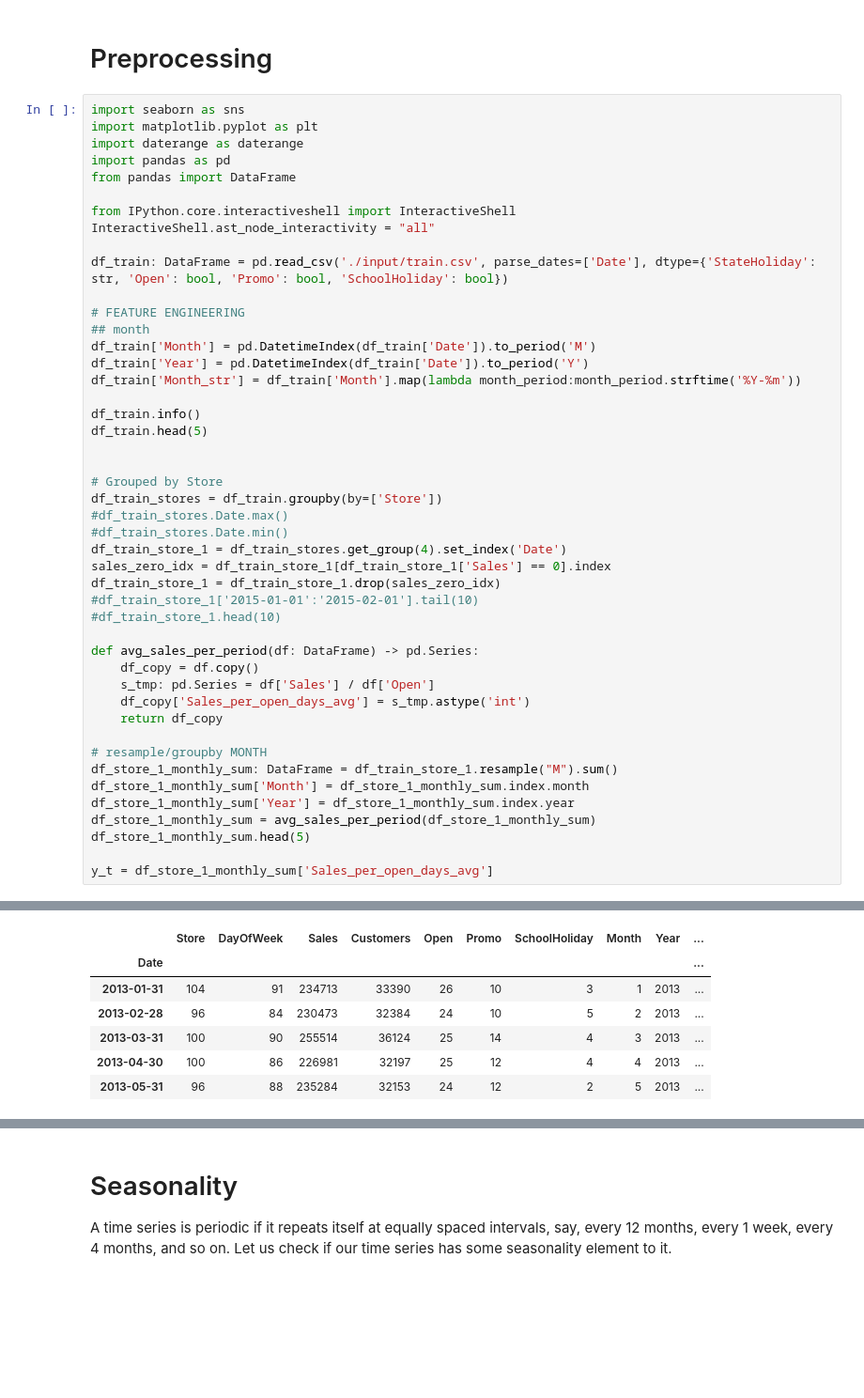
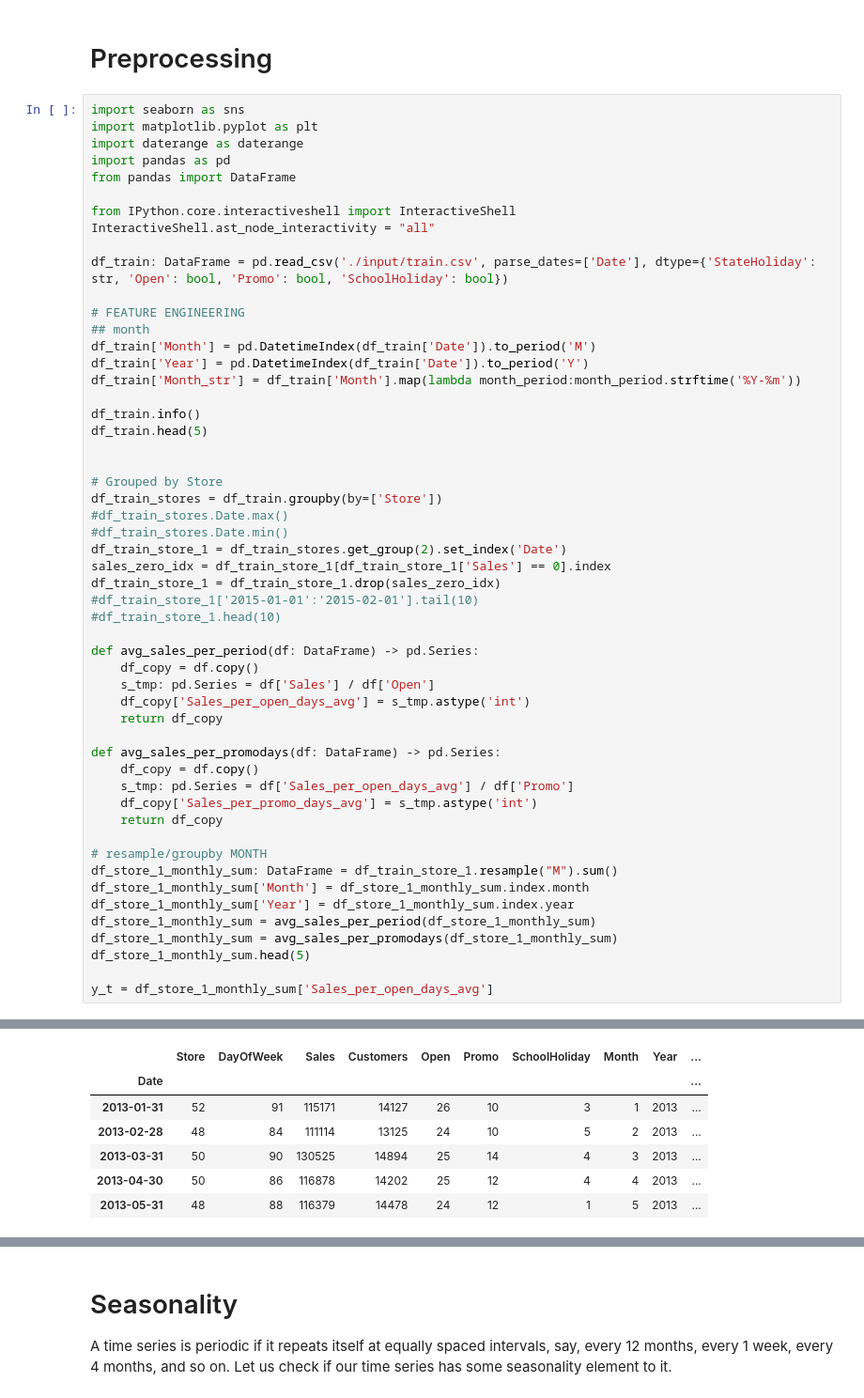
Before and after one commit to bruennijs/kaggle_rossmann_sales, a Jupyter notebook: regression_monthly.ipynb, the cells around one changed output, grey strips where cells are left out. Shown at 94% size. Cells and saved outputs as stored; diff of their text form; blank space fills up the shorter version.

```diff
--- a/regression_monthly.ipynb
+++ b/regression_monthly.ipynb
@@ -42,7 +42,7 @@ df_train.head(5)
 df_train_stores = df_train.groupby(by=['Store'])
 #df_train_stores.Date.max()
 #df_train_stores.Date.min()
-df_train_store_1 = df_train_stores.get_group(4).set_index('Date')
+df_train_store_1 = df_train_stores.get_group(2).set_index('Date')
 sales_zero_idx = df_train_store_1[df_train_store_1['Sales'] == 0].index
 df_train_store_1 = df_train_store_1.drop(sales_zero_idx)
 #df_train_store_1['2015-01-01':'2015-02-01'].tail(10)
@@ -54,44 +54,51 @@ def avg_sales_per_period(df: DataFrame) -> pd.Series:
     df_copy['Sales_per_open_days_avg'] = s_tmp.astype('int')
     return df_copy
 
+def avg_sales_per_promodays(df: DataFrame) -> pd.Series:
+    df_copy = df.copy()
+    s_tmp: pd.Series = df['Sales_per_open_days_avg'] / df['Promo']
+    df_copy['Sales_per_promo_days_avg'] = s_tmp.astype('int')
+    return df_copy
+
 # resample/groupby MONTH
 df_store_1_monthly_sum: DataFrame = df_train_store_1.resample("M").sum()
 df_store_1_monthly_sum['Month'] = df_store_1_monthly_sum.index.month
 df_store_1_monthly_sum['Year'] = df_store_1_monthly_sum.index.year
 df_store_1_monthly_sum = avg_sales_per_period(df_store_1_monthly_sum)
+df_store_1_monthly_sum = avg_sales_per_promodays(df_store_1_monthly_sum)
 df_store_1_monthly_sum.head(5)
 
 y_t = df_store_1_monthly_sum['Sales_per_open_days_avg']
 # %% [output]
 <class 'pandas.core.frame.DataFrame'>
 RangeIndex: 1017209 entries, 0 to 1017208
 Data columns (total 12 columns):
  #   Column         Non-Null Count    Dtype
 ---  ------         --------------    -----
  0   Store          1017209 non-null  int64
  1   DayOfWeek      1017209 non-null  int64
  2   Date           1017209 non-null  datetime64[ns]
  3   Sales          1017209 non-null  int64
  4   Customers      1017209 non-null  int64
  5   Open           1017209 non-null  bool
  6   Promo          1017209 non-null  bool
  7   StateHoliday   1017209 non-null  object
  8   SchoolHoliday  1017209 non-null  bool
  9   Month          1017209 non-null  period[M]
  10  Year           1017209 non-null  period[A-DEC]
  11  Month_str      1017209 non-null  object
 dtypes: bool(3), datetime64[ns](1), int64(4), object(2), period[A-DEC](1), period[M](1)
 memory usage: 72.8+ MB
 |  | Store | DayOfWeek | Date | Sales | Customers | Open | Promo | StateHoliday | SchoolHoliday | ... |
 | 0 | 1 | 5 | 2015-07-31 | 5263 | 555 | True | True | 0 | True | ... |
 | 1 | 2 | 5 | 2015-07-31 | 6064 | 625 | True | True | 0 | True | ... |
 | 2 | 3 | 5 | 2015-07-31 | 8314 | 821 | True | True | 0 | True | ... |
 | 3 | 4 | 5 | 2015-07-31 | 13995 | 1498 | True | True | 0 | True | ... |
 | 4 | 5 | 5 | 2015-07-31 | 4822 | 559 | True | True | 0 | True | ... |
 |  | Store | DayOfWeek | Sales | Customers | Open | Promo | SchoolHoliday | Month | Year | ... |
 | Date |  |  |  |  |  |  |  |  |  | ... |
-| 2013-01-31 | 104 | 91 | 234713 | 33390 | 26 | 10 | 3 | 1 | 2013 | ... |
-| 2013-02-28 | 96 | 84 | 230473 | 32384 | 24 | 10 | 5 | 2 | 2013 | ... |
-| 2013-03-31 | 100 | 90 | 255514 | 36124 | 25 | 14 | 4 | 3 | 2013 | ... |
-| 2013-04-30 | 100 | 86 | 226981 | 32197 | 25 | 12 | 4 | 4 | 2013 | ... |
-| 2013-05-31 | 96 | 88 | 235284 | 32153 | 24 | 12 | 2 | 5 | 2013 | ... |
+| 2013-01-31 | 52 | 91 | 115171 | 14127 | 26 | 10 | 3 | 1 | 2013 | ... |
+| 2013-02-28 | 48 | 84 | 111114 | 13125 | 24 | 10 | 5 | 2 | 2013 | ... |
+| 2013-03-31 | 50 | 90 | 130525 | 14894 | 25 | 14 | 4 | 3 | 2013 | ... |
+| 2013-04-30 | 50 | 86 | 116878 | 14202 | 25 | 12 | 4 | 4 | 2013 | ... |
+| 2013-05-31 | 48 | 88 | 116379 | 14478 | 24 | 12 | 1 | 5 | 2013 | ... |
```
Also changed, not shown: parts of 10 cells of this notebook, 2 other files.
